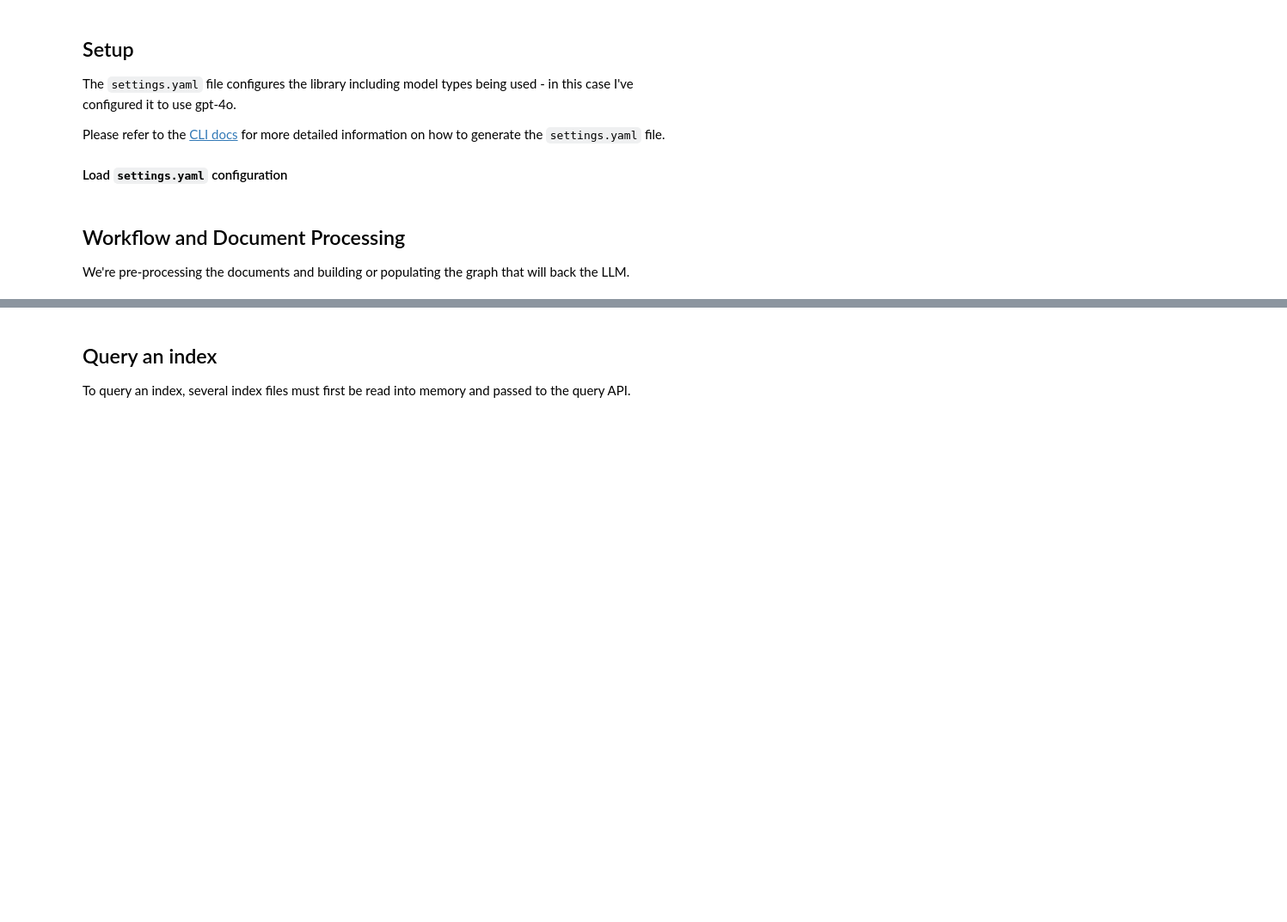
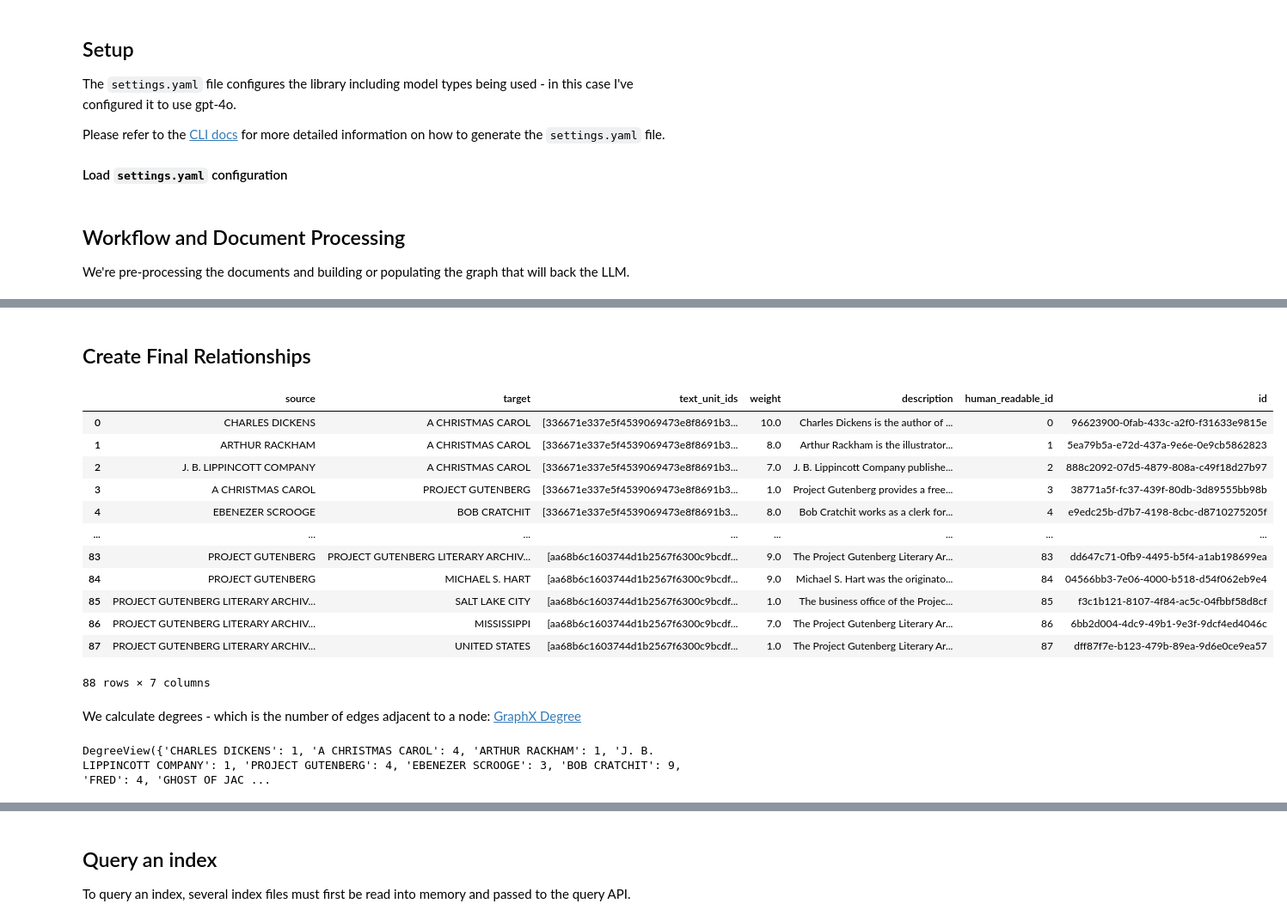
Before and after one commit to paulbruffett/graphrag, a Jupyter notebook: Graph Deconstructed.ipynb, the cells around one changed output, grey strips where cells are left out. Shown: that part at 86% size. Saved outputs shown, nothing was run; the diff lists cells and outputs as text; code cells hidden in the pictures; blank space fills up the shorter version.

```diff
--- a/Graph Deconstructed.ipynb
+++ b/Graph Deconstructed.ipynb
@@ -86,0 +402,18 @@ Workflow Name: generate_text_embeddings Status: success
+# %% [markdown]
+## Create Final Relationships
+# %%
+base_relationship_edges
+# %% [output]
+|  | source | target | text_unit_ids | weight | description | human_readable_id | id |
+| 0 | CHARLES DICKENS | A CHRISTMAS CAROL | [336671e337e5f4539069473e8f8691b3... | 10.0 | Charles Dickens is the author of ... | 0 | 96623900-0fab-433c-a2f0-f31633e9815e |
+| 1 | ARTHUR RACKHAM | A CHRISTMAS CAROL | [336671e337e5f4539069473e8f8691b3... | 8.0 | Arthur Rackham is the illustrator... | 1 | 5ea79b5a-e72d-437a-9e6e-0e9cb5862823 |
+| 2 | J. B. LIPPINCOTT COMPANY | A CHRISTMAS CAROL | [336671e337e5f4539069473e8f8691b3... | 7.0 | J. B. Lippincott Company publishe... | 2 | 888c2092-07d5-4879-808a-c49f18d27b97 |
+| 3 | A CHRISTMAS CAROL | PROJECT GUTENBERG | [336671e337e5f4539069473e8f8691b3... | 1.0 | Project Gutenberg provides a free... | 3 | 38771a5f-fc37-439f-80db-3d89555bb98b |
+| 4 | EBENEZER SCROOGE | BOB CRATCHIT | [336671e337e5f4539069473e8f8691b3... | 8.0 | Bob Cratchit works as a clerk for... | 4 | e9edc25b-d7b7-4198-8cbc-d8710275205f |
+| ... | ... | ... | ... | ... | ... | ... | ... |
+| 83 | PROJECT GUTENBERG | PROJECT GUTENBERG LITERARY ARCHIV... | [aa68b6c1603744d1b2567f6300c9bcdf... | 9.0 | The Project Gutenberg Literary Ar... | 83 | dd647c71-0fb9-4495-b5f4-a1ab198699ea |
+| 84 | PROJECT GUTENBERG | MICHAEL S. HART | [aa68b6c1603744d1b2567f6300c9bcdf... | 9.0 | Michael S. Hart was the originato... | 84 | 04566bb3-7e06-4000-b518-d54f062eb9e4 |
+| 85 | PROJECT GUTENBERG LITERARY ARCHIV... | SALT LAKE CITY | [aa68b6c1603744d1b2567f6300c9bcdf... | 1.0 | The business office of the Projec... | 85 | f3c1b121-8107-4f84-ac5c-04fbbf58d8cf |
+| 86 | PROJECT GUTENBERG LITERARY ARCHIV... | MISSISSIPPI | [aa68b6c1603744d1b2567f6300c9bcdf... | 7.0 | The Project Gutenberg Literary Ar... | 86 | 6bb2d004-4dc9-49b1-9e3f-9dcf4ed4046c |
+| 87 | PROJECT GUTENBERG LITERARY ARCHIV... | UNITED STATES | [aa68b6c1603744d1b2567f6300c9bcdf... | 1.0 | The Project Gutenberg Literary Ar... | 87 | dff87f7e-b123-479b-89ea-9d6e0ce9ea57 |
+88 rows × 7 columns
@@ -86,0 +455,3 @@ Workflow Name: generate_text_embeddings Status: success
+# %% [markdown]
+We calculate degrees - which is the number of edges adjacent to a node:
+[GraphX Degree](https://networkx.org/documentation/stable/reference/classes/generated/networkx.Graph.degree.html)
@@ -86,0 +461,4 @@ Workflow Name: generate_text_embeddings Status: success
+# %%
+graph.degree
+# %% [output]
+DegreeView({'CHARLES DICKENS': 1, 'A CHRISTMAS CAROL': 4, 'ARTHUR RACKHAM': 1, 'J. B. LIPPINCOTT COMPANY': 1, 'PROJECT GUTENBERG': 4, 'EBENEZER SCROOGE': 3, 'BOB CRATCHIT': 9, 'FRED': 4, 'GHOST OF JAC ...
```
Also changed, not shown: parts of 102 cells of this notebook, 1 other file.
